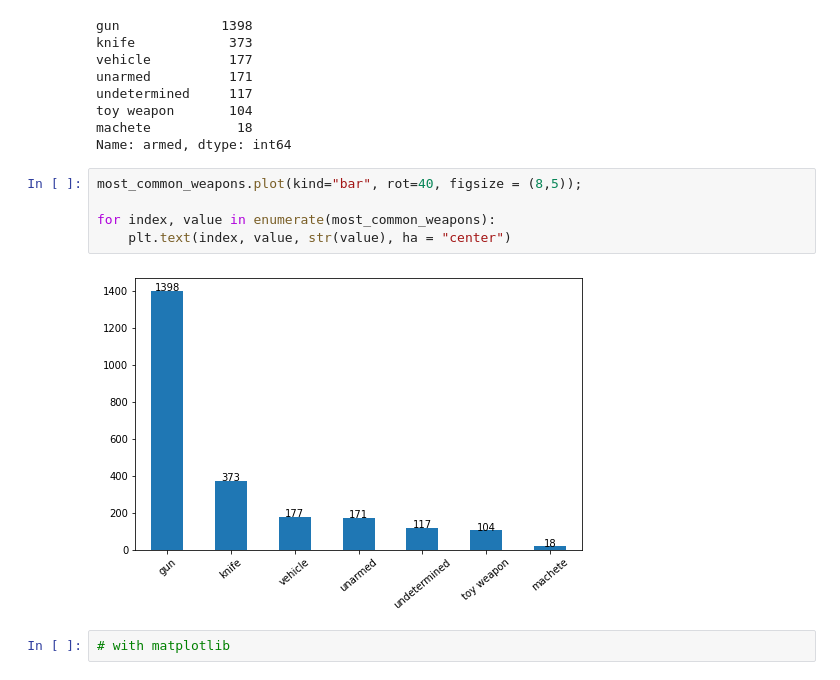
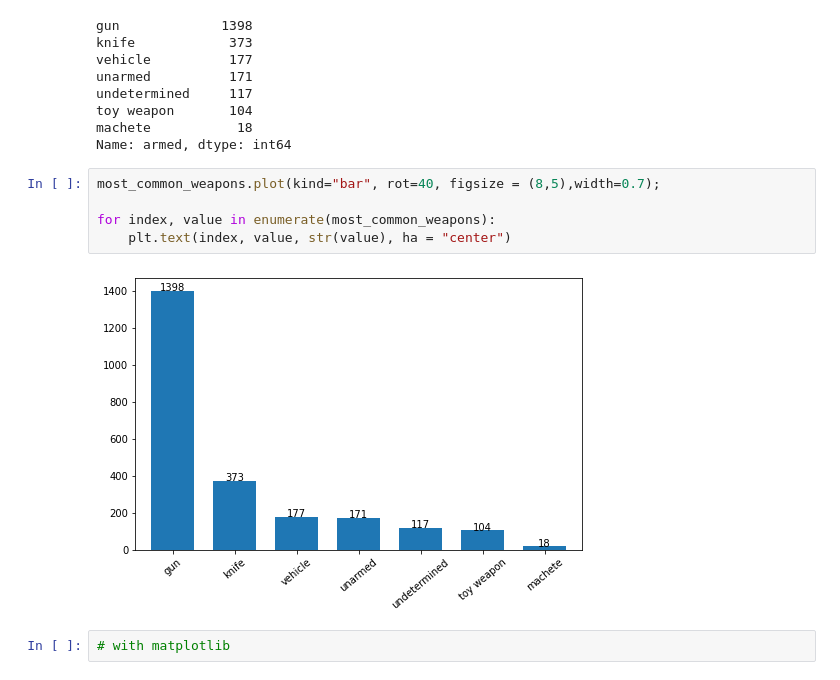
Before and after one commit to ussalbt/Assignment, a Jupyter notebook: Assignment_1_student.ipynb, the cells around one changed output. Drawn from its saved outputs; the diff is of its cells as text.

```diff
--- a/Assignment_1_student.ipynb
+++ b/Assignment_1_student.ipynb
@@ -91,12 +91,12 @@ toy weapon       104
 machete           18
 Name: armed, dtype: int64
 # %%
-most_common_weapons.plot(kind="bar", rot=40, figsize = (8,5));
+most_common_weapons.plot(kind="bar", rot=40, figsize = (8,5),width=0.7);
 
 for index, value in enumerate(most_common_weapons):
     plt.text(index, value, str(value), ha = "center")
 # %% [output]
-[figure, old version]
+[figure, new version]
 # %%
 # with matplotlib
 # %% [output]
```
Also changed, not shown: parts of 6 cells of this notebook.
